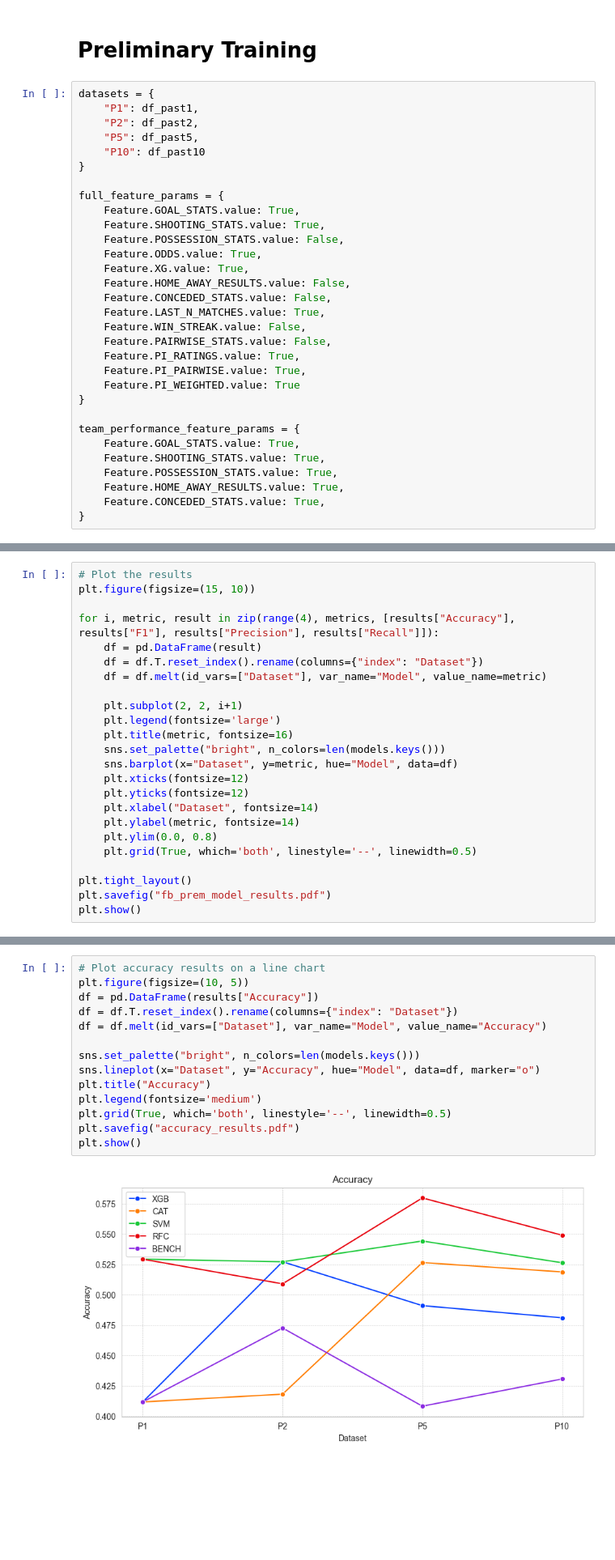
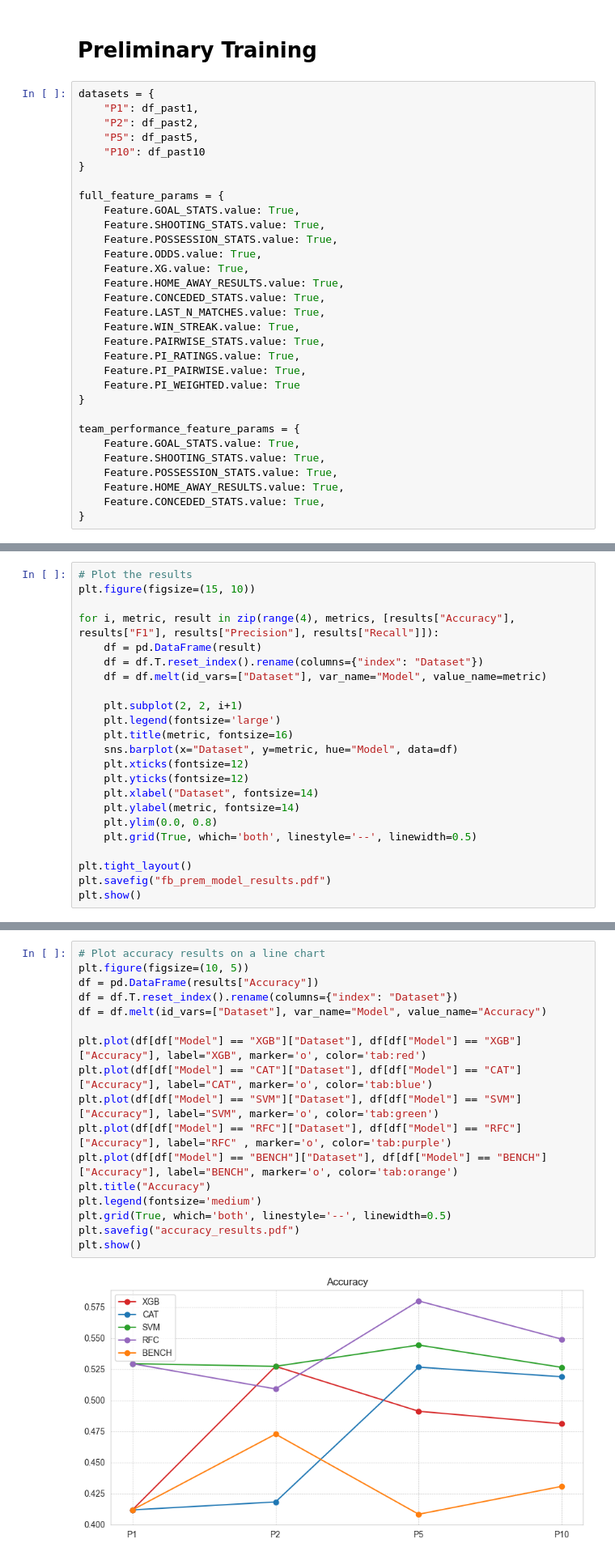
Before and after one commit to hubamatyas/Football-Arbitrage-Value-Betting, a Jupyter notebook: notebooks/model.ipynb, the cells around one changed output, grey strips where cells are left out. Shown at 81% size. Saved outputs shown, nothing was run; the diff lists cells and outputs as text; blank space fills up the shorter version.

```diff
--- a/notebooks/model.ipynb
+++ b/notebooks/model.ipynb
@@ -48,14 +48,14 @@ datasets = {
 full_feature_params = {
     Feature.GOAL_STATS.value: True,
     Feature.SHOOTING_STATS.value: True,
-    Feature.POSSESSION_STATS.value: False,
+    Feature.POSSESSION_STATS.value: True,
     Feature.ODDS.value: True,
     Feature.XG.value: True,
-    Feature.HOME_AWAY_RESULTS.value: False,
-    Feature.CONCEDED_STATS.value: False,
+    Feature.HOME_AWAY_RESULTS.value: True,
+    Feature.CONCEDED_STATS.value: True,
     Feature.LAST_N_MATCHES.value: True,
-    Feature.WIN_STREAK.value: False,
-    Feature.PAIRWISE_STATS.value: False,
+    Feature.WIN_STREAK.value: True,
+    Feature.PAIRWISE_STATS.value: True,
     Feature.PI_RATINGS.value: True,
     Feature.PI_PAIRWISE.value: True,
     Feature.PI_WEIGHTED.value: True
@@ -120,7 +122,6 @@ for i, metric, result in zip(range(4), metrics, [results["Accuracy"], results["F
     plt.subplot(2, 2, i+1)
     plt.legend(fontsize='large')
     plt.title(metric, fontsize=16)
-    sns.set_palette("bright", n_colors=len(models.keys()))
     sns.barplot(x="Dataset", y=metric, hue="Model", data=df)
     plt.xticks(fontsize=12)
     plt.yticks(fontsize=12)
@@ -141,19 +142,22 @@ No artists with labels found to put in legend.  Note that artists whose label st
 # %%
 # Plot accuracy results on a line chart
 plt.figure(figsize=(10, 5))
 df = pd.DataFrame(results["Accuracy"])
 df = df.T.reset_index().rename(columns={"index": "Dataset"})
 df = df.melt(id_vars=["Dataset"], var_name="Model", value_name="Accuracy")
 
-sns.set_palette("bright", n_colors=len(models.keys()))
-sns.lineplot(x="Dataset", y="Accuracy", hue="Model", data=df, marker="o")
+plt.plot(df[df["Model"] == "XGB"]["Dataset"], df[df["Model"] == "XGB"]["Accuracy"], label="XGB", marker='o', color='tab:red')
+plt.plot(df[df["Model"] == "CAT"]["Dataset"], df[df["Model"] == "CAT"]["Accuracy"], label="CAT", marker='o', color='tab:blue')
+plt.plot(df[df["Model"] == "SVM"]["Dataset"], df[df["Model"] == "SVM"]["Accuracy"], label="SVM", marker='o', color='tab:green')
+plt.plot(df[df["Model"] == "RFC"]["Dataset"], df[df["Model"] == "RFC"]["Accuracy"], label="RFC" , marker='o', color='tab:purple')
+plt.plot(df[df["Model"] == "BENCH"]["Dataset"], df[df["Model"] == "BENCH"]["Accuracy"], label="BENCH", marker='o', color='tab:orange')
 plt.title("Accuracy")
 plt.legend(fontsize='medium')
 plt.grid(True, which='both', linestyle='--', linewidth=0.5)
 plt.savefig("accuracy_results.pdf")
 plt.show()
 # %% [output]
-[figure, old version]
+[figure, new version]
 # %% [markdown]
 # SHAP Feature Selection
 # %%
```
Also changed, not shown: parts of 8 cells of this notebook, 4 other files.
